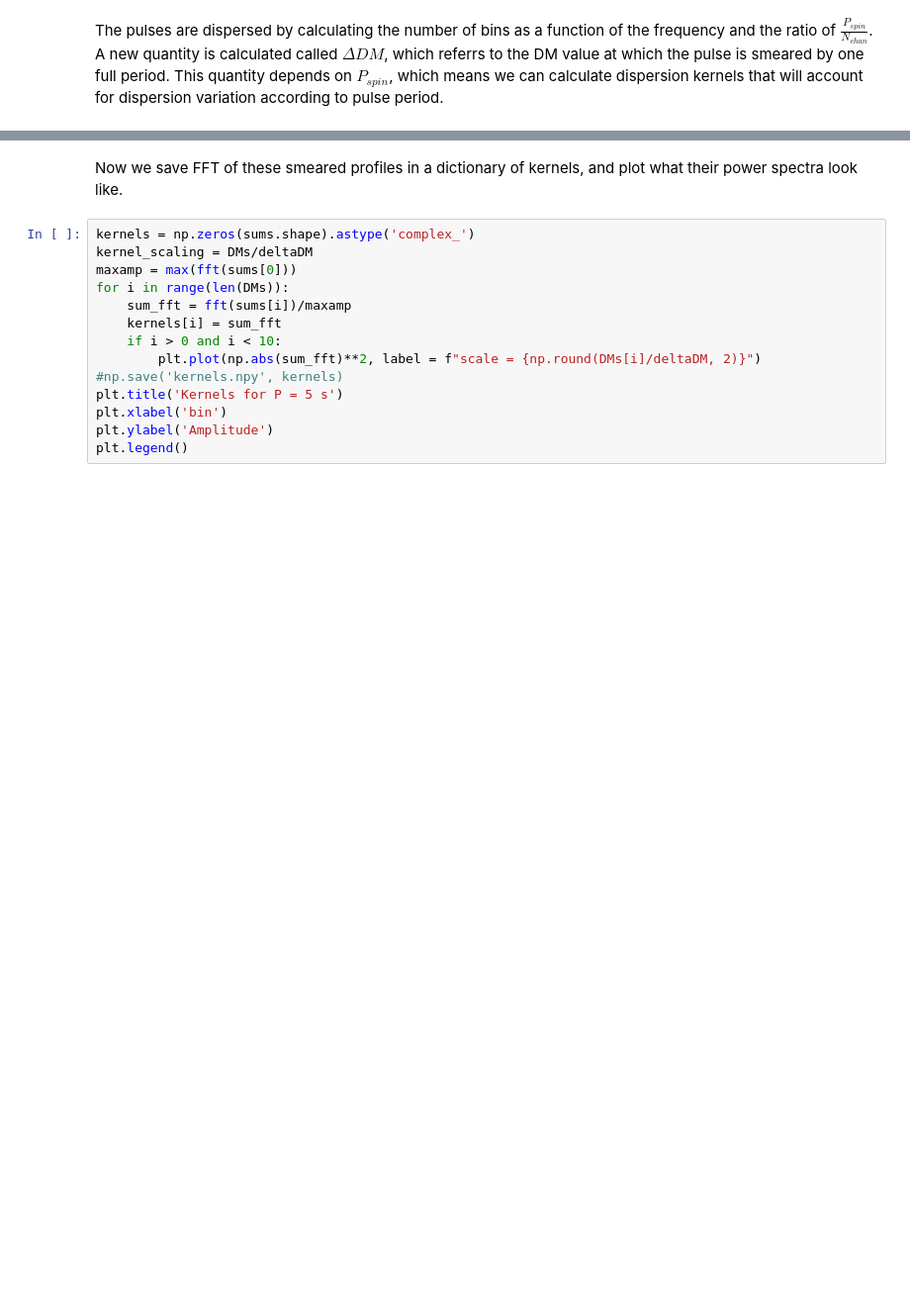
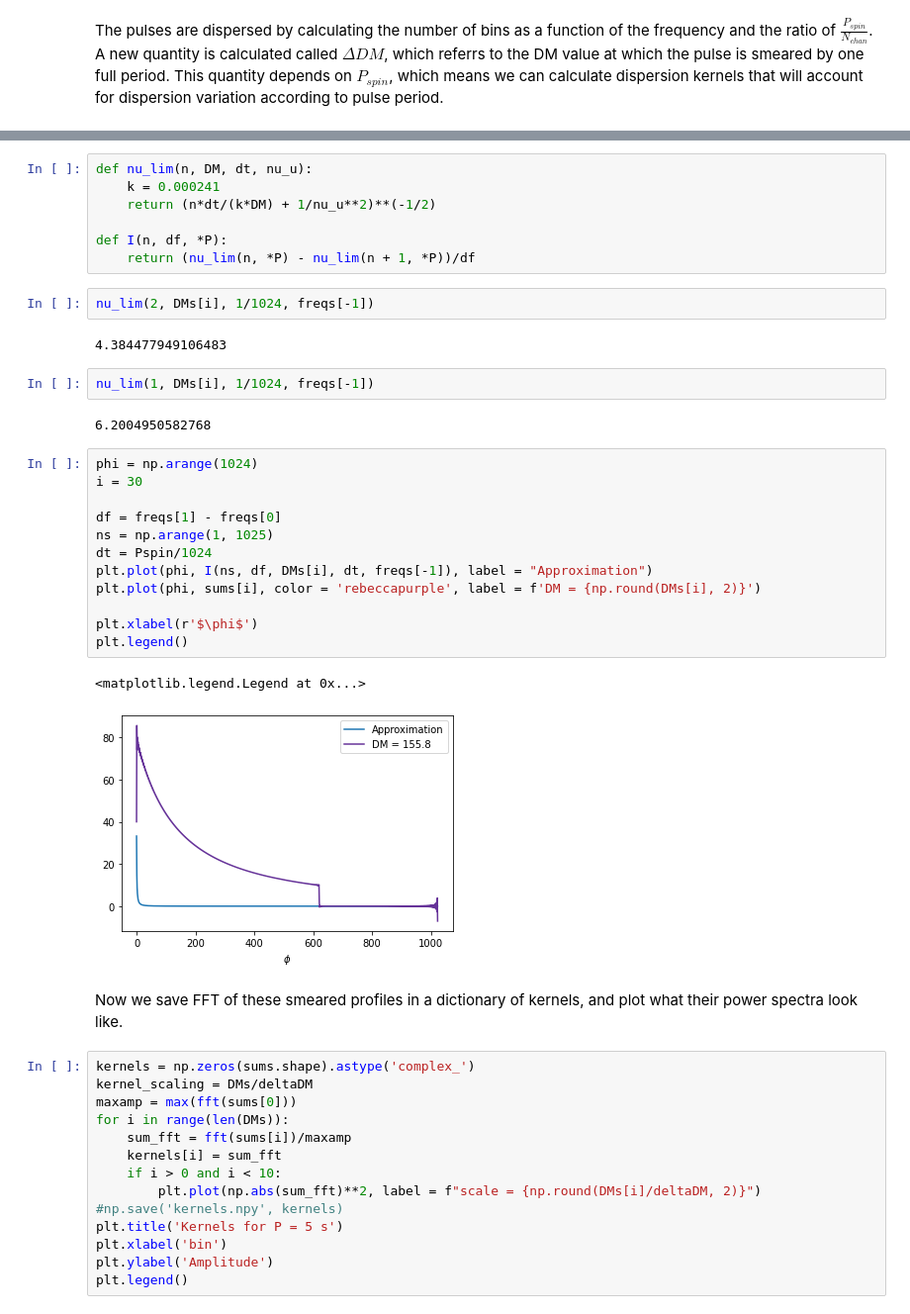
Before and after one commit to reyniersquillace/RadioTime, a Jupyter notebook: Kernel_Dedispersion/Kernel Dedispersion.ipynb, the cells around one changed output, grey strips where cells are left out. Shown at 99% size. Saved outputs shown, nothing was run; the diff lists cells and outputs as text; blank space fills up the shorter version.

```diff
--- a/Kernel_Dedispersion/Kernel Dedispersion.ipynb
+++ b/Kernel_Dedispersion/Kernel Dedispersion.ipynb
@@ -73,3 +90,33 @@ plt.plot(sums[100])
+# %%
+def nu_lim(n, DM, dt, nu_u):
+    k = 0.000241
+    return (n*dt/(k*DM) + 1/nu_u**2)**(-1/2)
+
+def I(n, df, *P):
+    return (nu_lim(n, *P) - nu_lim(n + 1, *P))/df
+# %%
+nu_lim(2, DMs[i], 1/1024, freqs[-1])
+# %% [output]
+4.384477949106483
+# %%
+nu_lim(1, DMs[i], 1/1024, freqs[-1])
+# %% [output]
+6.2004950582768
+# %%
+phi = np.arange(1024)
+i = 30
+
+df = freqs[1] - freqs[0]
+ns = np.arange(1, 1025)
+dt = Pspin/1024
+plt.plot(phi, I(ns, df, DMs[i], dt, freqs[-1]), label = "Approximation")
+plt.plot(phi, sums[i], color = 'rebeccapurple', label = f'DM = {np.round(DMs[i], 2)}')
+
+plt.xlabel(r'$\phi$')
+plt.legend()
+# %% [output]
+<matplotlib.legend.Legend at 0x...>
+[figure, added]
 # %% [markdown]
 Now we save FFT of these smeared profiles in a dictionary of kernels, and plot what their power spectra look like.
 # %%
```
Also changed, not shown: parts of 6 cells of this notebook, 2 other files.
